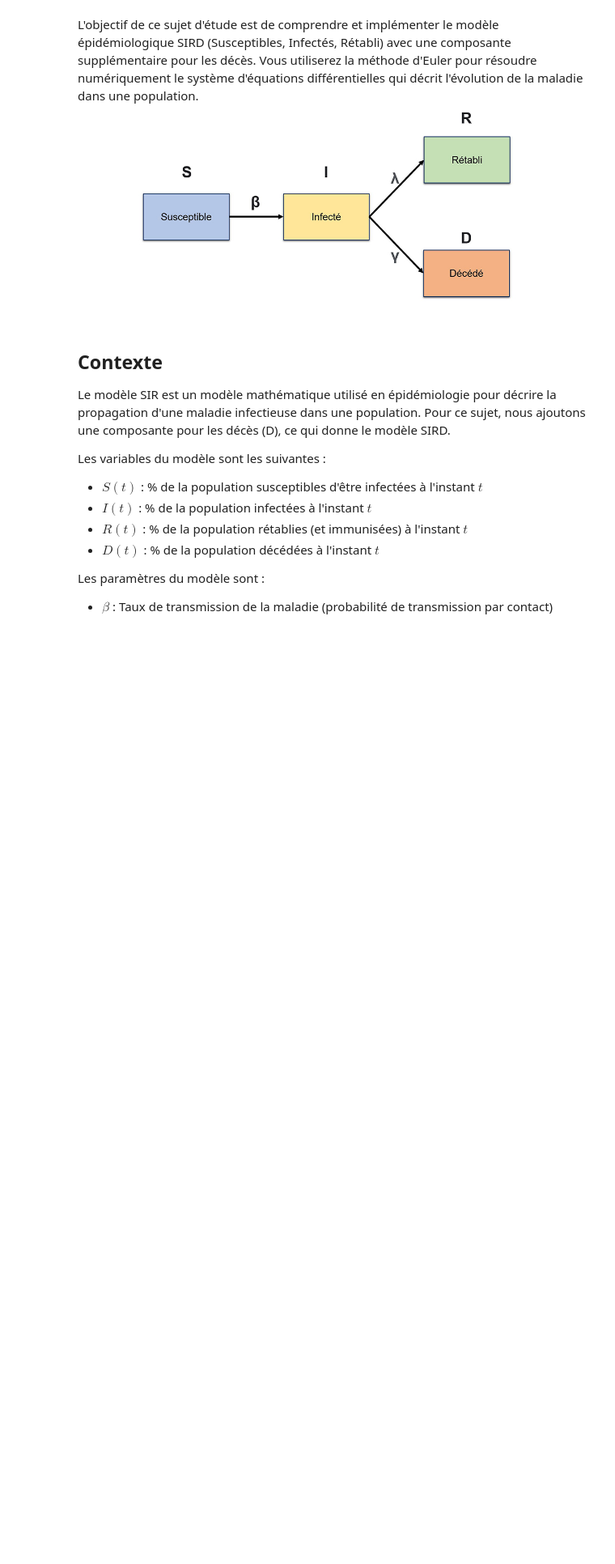
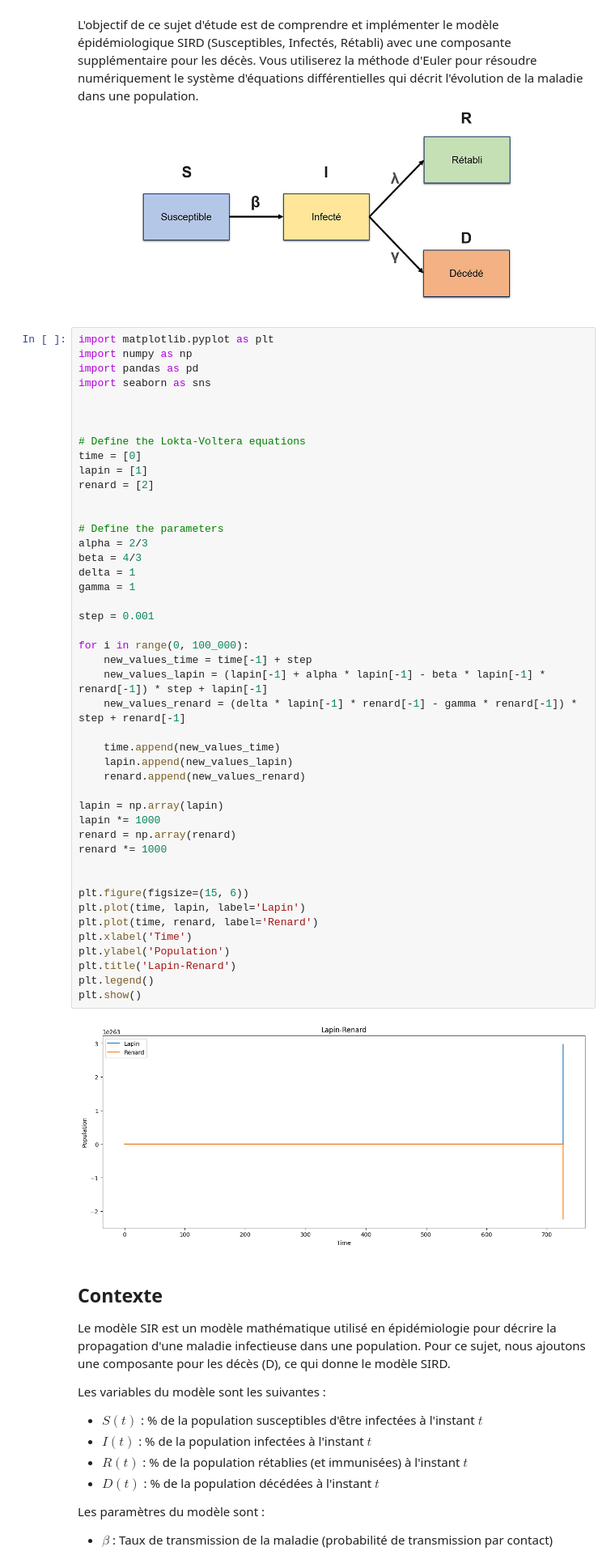
Before and after one commit to Jordy500/science-epidemology, a Jupyter notebook: modèle épidémiologique SIRD.ipynb, the cells around one changed output. Shown at 81% size. Drawn from its saved outputs; the diff is of its cells as text; blank space fills up the shorter version.

Commit message:
init fonction Lokta Voltera

```diff
--- a/modèle épidémiologique SIRD.ipynb
+++ b/modèle épidémiologique SIRD.ipynb
@@ -2,6 +2,53 @@
 ## Objectif
 L'objectif de ce sujet d'étude est de comprendre et implémenter le modèle épidémiologique SIRD (Susceptibles, Infectés, Rétabli) avec une composante supplémentaire pour les décès. Vous utiliserez la méthode d'Euler pour résoudre numériquement le système d'équations différentielles qui décrit l'évolution de la maladie dans une population.
 ![forecast-ppe-demand-fig2-fra.jpg](embedded-picture-1)
+# %%
+import matplotlib.pyplot as plt
+import numpy as np
+import pandas as pd
+import seaborn as sns
+
+
+
+# Define the Lokta-Voltera equations
+time = [0]
+lapin = [1]
+renard = [2]
+
+
+# Define the parameters
+alpha = 2/3
+beta = 4/3
+delta = 1
+gamma = 1
+
+step = 0.001
+
+for i in range(0, 100_000):
+    new_values_time = time[-1] + step
+    new_values_lapin = (lapin[-1] + alpha * lapin[-1] - beta * lapin[-1] * renard[-1]) * step + lapin[-1]
+    new_values_renard = (delta * lapin[-1] * renard[-1] - gamma * renard[-1]) * step + renard[-1]
+
+    time.append(new_values_time)
+    lapin.append(new_values_lapin)
+    renard.append(new_values_renard)
+
+lapin = np.array(lapin)
+lapin *= 1000
+renard = np.array(renard)
+renard *= 1000
+
+
+plt.figure(figsize=(15, 6))
+plt.plot(time, lapin, label='Lapin')
+plt.plot(time, renard, label='Renard')
+plt.xlabel('Time')
+plt.ylabel('Population')
+plt.title('Lapin-Renard')
+plt.legend()
+plt.show()
+# %% [output]
+[figure, added]
 # %% [markdown]
 ## Contexte
 Le modèle SIR est un modèle mathématique utilisé en épidémiologie pour décrire la propagation d'une maladie infectieuse dans une population. Pour ce sujet, nous ajoutons une composante pour les décès (D), ce qui donne le modèle SIRD.
```
Also changed, not shown: 6 other files.
